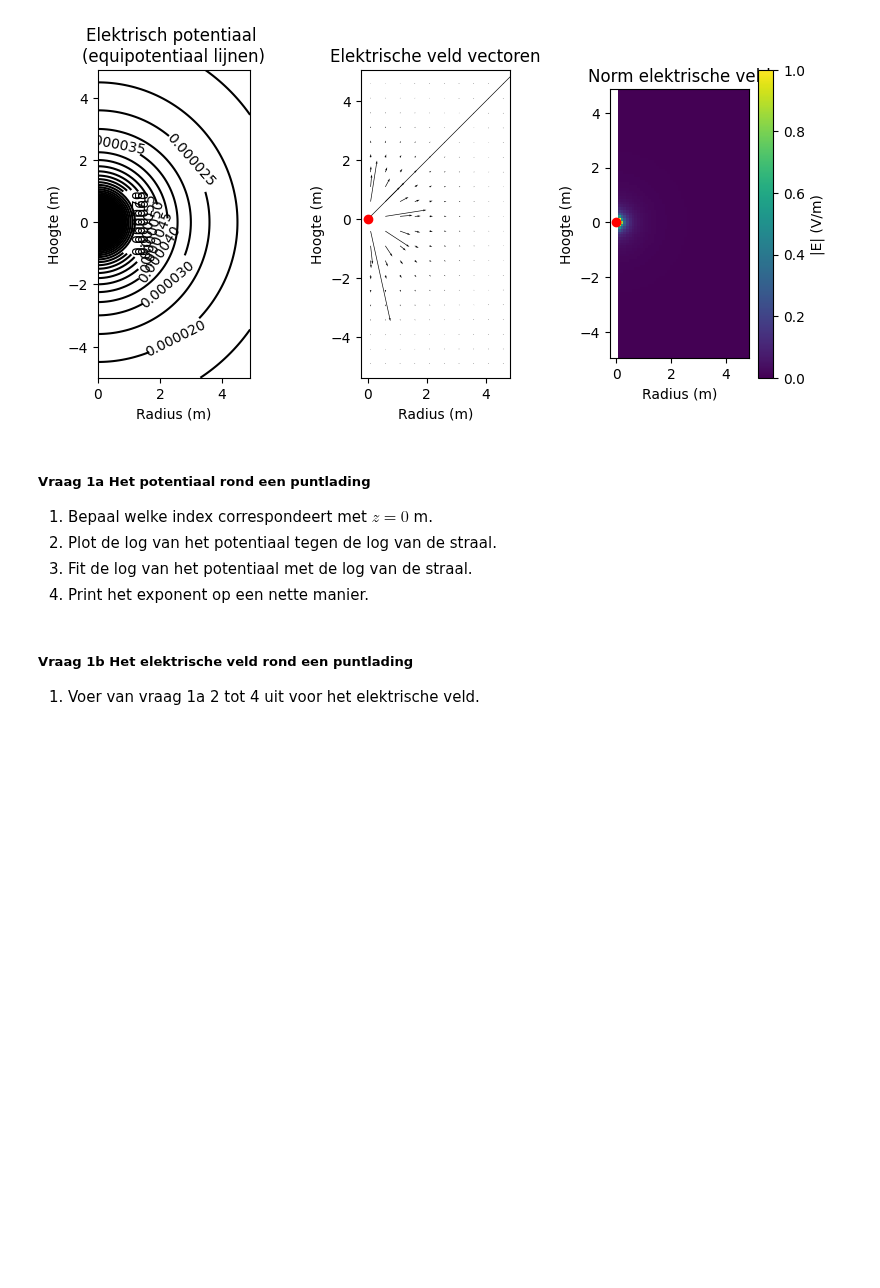
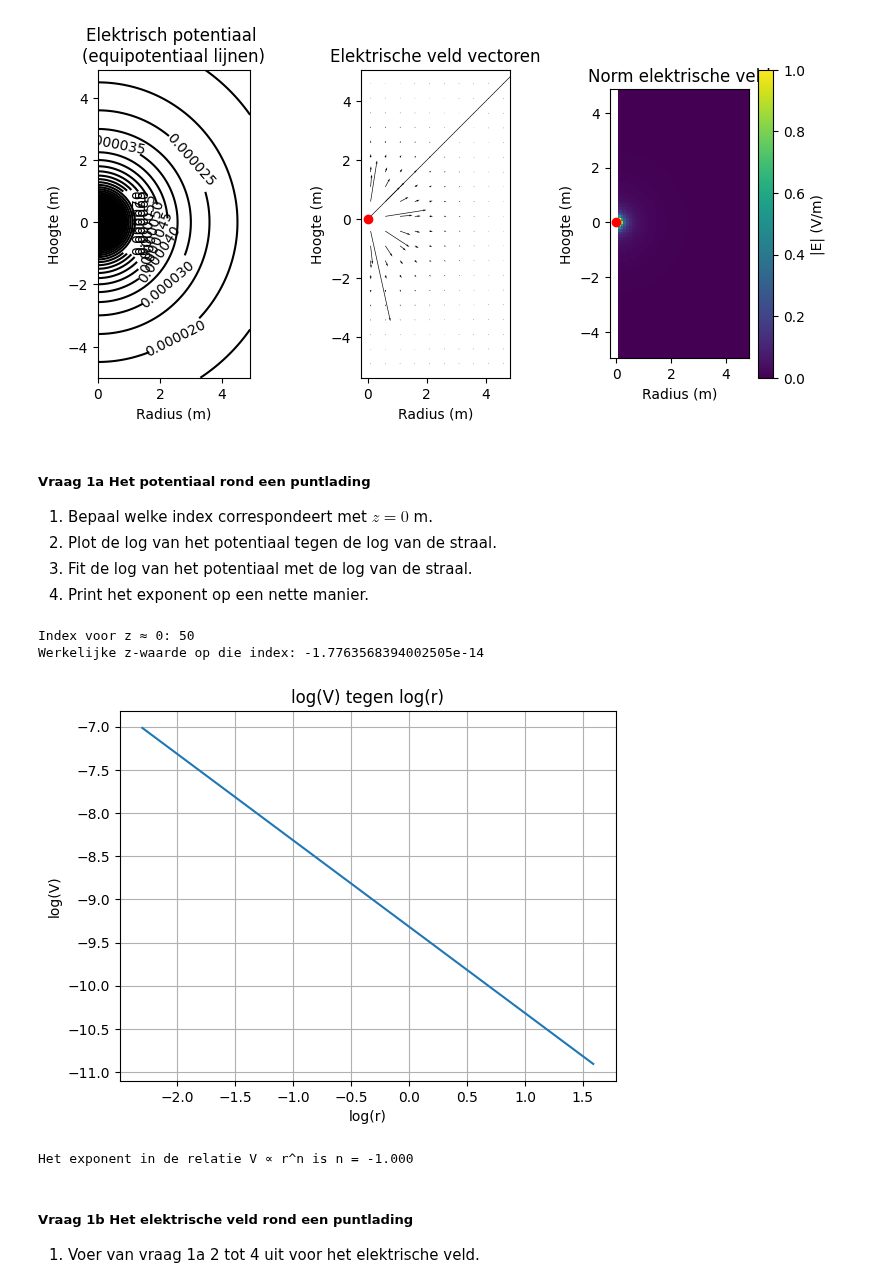
Before and after one commit to owesdorp/opdrachten-DEF-D, a Jupyter notebook: DigitaleOntwerpopdrachten/1CondensatorOpdracht/CondensatorOntwerpopdracht.ipynb, the cells around one changed output. Cells and saved outputs as stored; diff of their text form; code cells hidden in the pictures; blank space fills up the shorter version.

```diff
--- a/DigitaleOntwerpopdrachten/1CondensatorOpdracht/CondensatorOntwerpopdracht.ipynb
+++ b/DigitaleOntwerpopdrachten/1CondensatorOpdracht/CondensatorOntwerpopdracht.ipynb
@@ -89,7 +89,31 @@ plot_results_pt_charge_at_origin(Ez, Er, normE, V, r, z, grid_step)
 # %%
 ###
 ###Hier jouw code###
+
+index_z0 = np.argmin(np.abs(z - 0.0))
+print("Index voor z ≈ 0:", index_z0)
+print("Werkelijke z-waarde op die index:", z[index_z0])
+
+
+V_slice = V[index_z0, :]      # potentiaal op z = 0
+r_slice = r
+plt.figure()
+plt.plot(np.log(r_slice[1:]), np.log(V_slice[1:]))  # r=0 vermijden
+plt.xlabel("log(r)")
+plt.ylabel("log(V)")
+plt.title("log(V) tegen log(r)")
+plt.grid(True)
+plt.show()
+coeffs = np.polyfit(np.log(r_slice[1:]), np.log(V_slice[1:]), 1)
+slope, intercept = coeffs
+print(f"Het exponent in de relatie V ∝ r^n is n = {slope:.3f}")
+
 ###
+# %% [output]
+Index voor z ≈ 0: 50
+Werkelijke z-waarde op die index: -1.7763568394002505e-14
+[figure, added]
+Het exponent in de relatie V ∝ r^n is n = -1.000
 # %% [markdown]
 ##### Vraag 1b Het elektrische veld rond een puntlading
 1. Voer van vraag 1a 2 tot 4 uit voor het elektrische veld.
```
Also changed, not shown: parts of 2 cells of this notebook.
